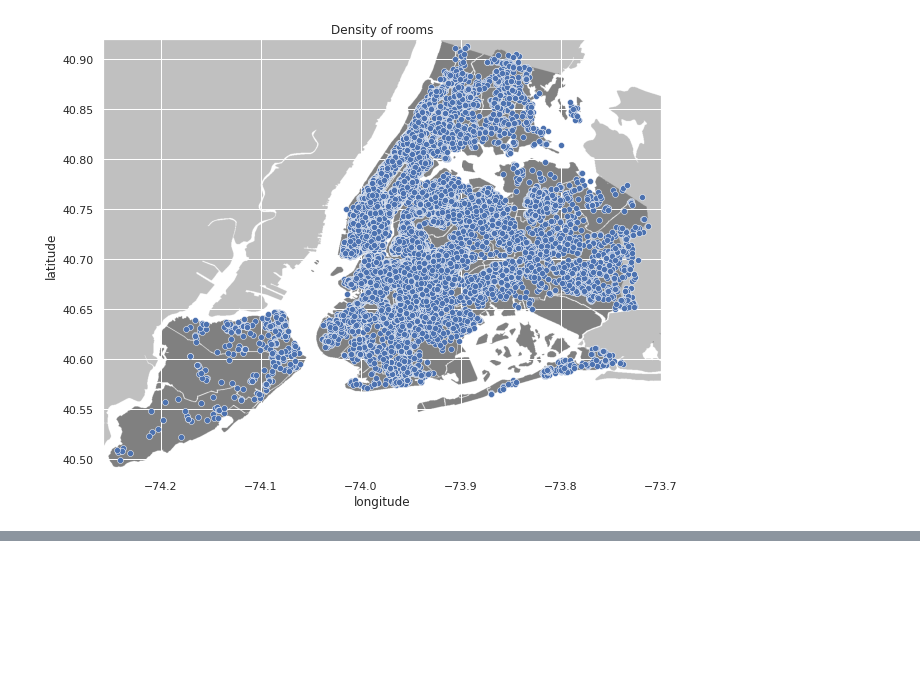
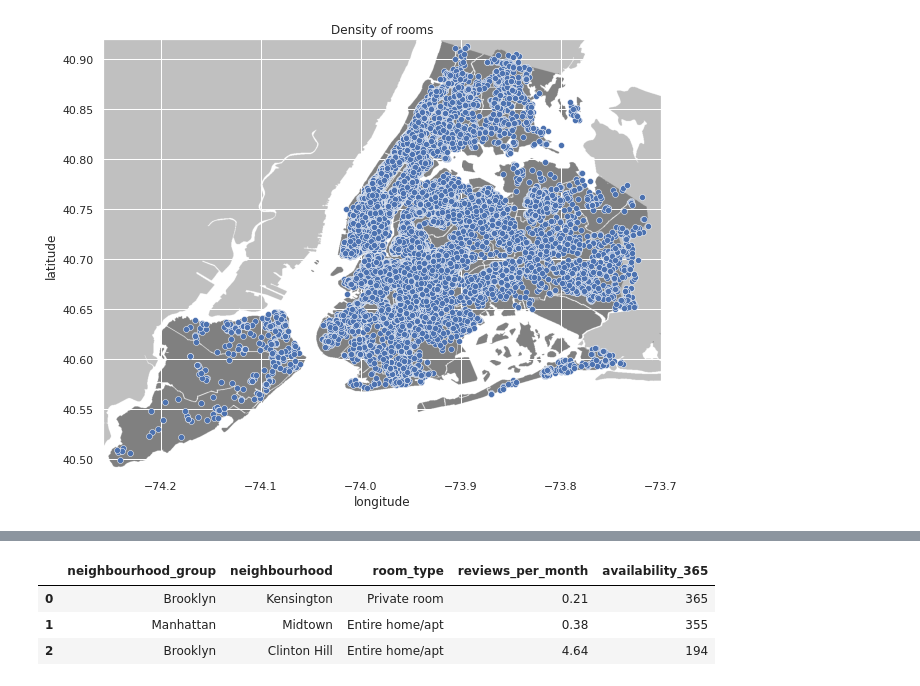
Before and after one commit to pranay2310/AirBnB-bookings-Analysis, a Jupyter notebook: Airbnb_Bookings_Analysis_Capstone_Project.ipynb, the cells around one changed output, grey strips where cells are left out. Drawn from its saved outputs; the diff is of its cells as text; code cells hidden in the pictures; blank space fills up the shorter version.

```diff
--- a/Airbnb_Bookings_Analysis_Capstone_Project.ipynb
+++ b/Airbnb_Bookings_Analysis_Capstone_Project.ipynb
@@ -679,0 +693,8 @@ map_NYC
+# %%
+av_365_rew=av_365_rew.loc[:,['neighbourhood_group',"neighbourhood",'room_type','reviews_per_month','availability_365']]
+av_365_rew.head(3)
+# %% [output]
+|  | neighbourhood_group | neighbourhood | room_type | reviews_per_month | availability_365 |
+| 0 | Brooklyn | Kensington | Private room | 0.21 | 365 |
+| 1 | Manhattan | Midtown | Entire home/apt | 0.38 | 355 |
+| 2 | Brooklyn | Clinton Hill | Entire home/apt | 4.64 | 194 |
```
Also changed, not shown: parts of 7 cells of this notebook.
